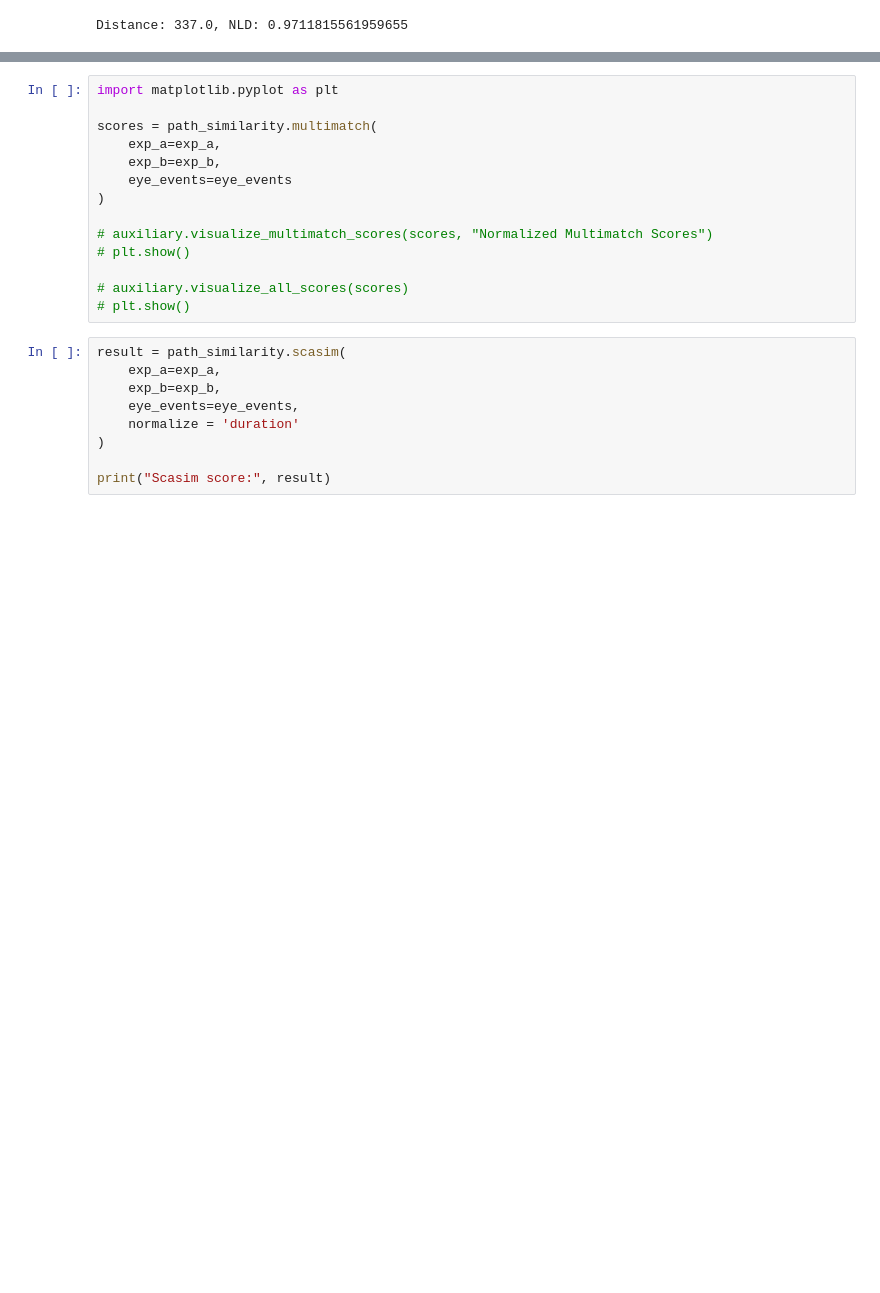
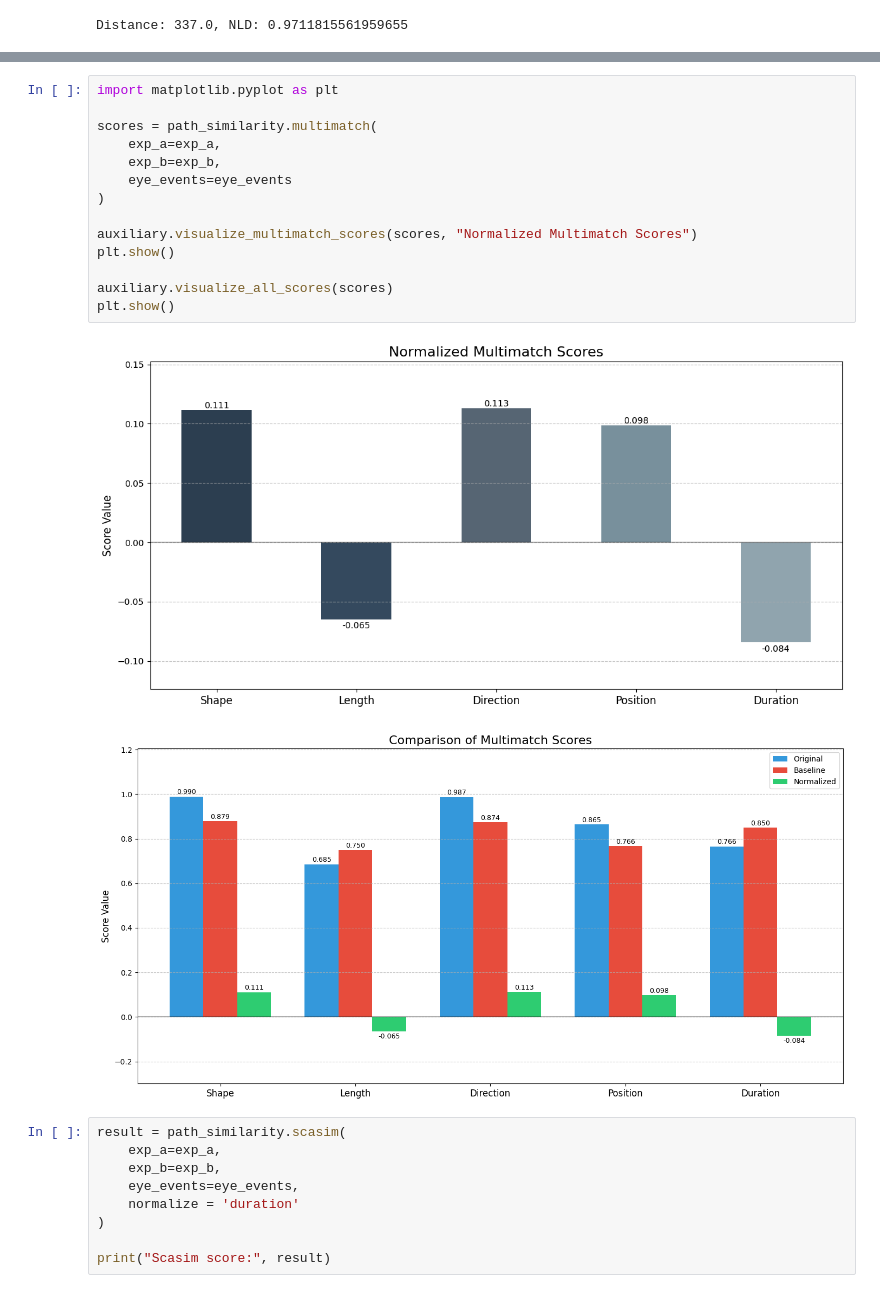
Before and after one commit to Belown/Programmer_Scanpath_Gaze_Behavior, a Jupyter notebook: notebook/EMIP.ipynb, the cells around one changed output, grey strips where cells are left out. Saved outputs shown, nothing was run; the diff lists cells and outputs as text; blank space fills up the shorter version.

```diff
--- a/notebook/EMIP.ipynb
+++ b/notebook/EMIP.ipynb
@@ -111,17 +118,20 @@ sorted_ids: ['1', '3', '4', '5', '6', '10', '12', '13', '14', '15', '16', '17',
 # %%
 import matplotlib.pyplot as plt
 
 scores = path_similarity.multimatch(
     exp_a=exp_a,
     exp_b=exp_b,
     eye_events=eye_events
 )
 
-# auxiliary.visualize_multimatch_scores(scores, "Normalized Multimatch Scores")
-# plt.show()
+auxiliary.visualize_multimatch_scores(scores, "Normalized Multimatch Scores")
+plt.show()
 
-# auxiliary.visualize_all_scores(scores)
-# plt.show()
+auxiliary.visualize_all_scores(scores)
+plt.show()
+# %% [output]
+[figure, added]
+[figure, added]
 # %%
 result = path_similarity.scasim(
     exp_a=exp_a,
```
Also changed, not shown: parts of 4 cells of this notebook, 7 other files.
